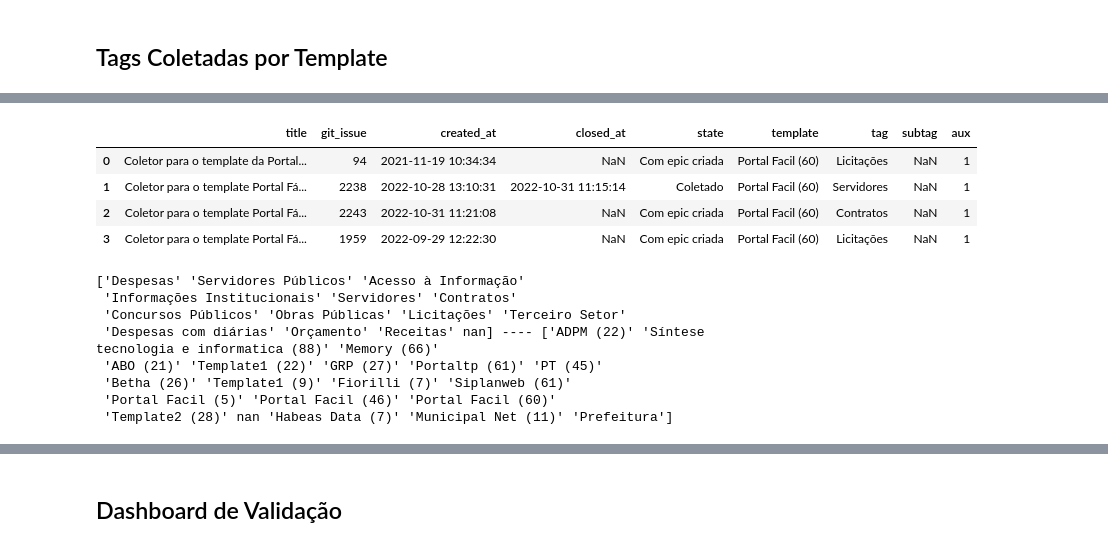
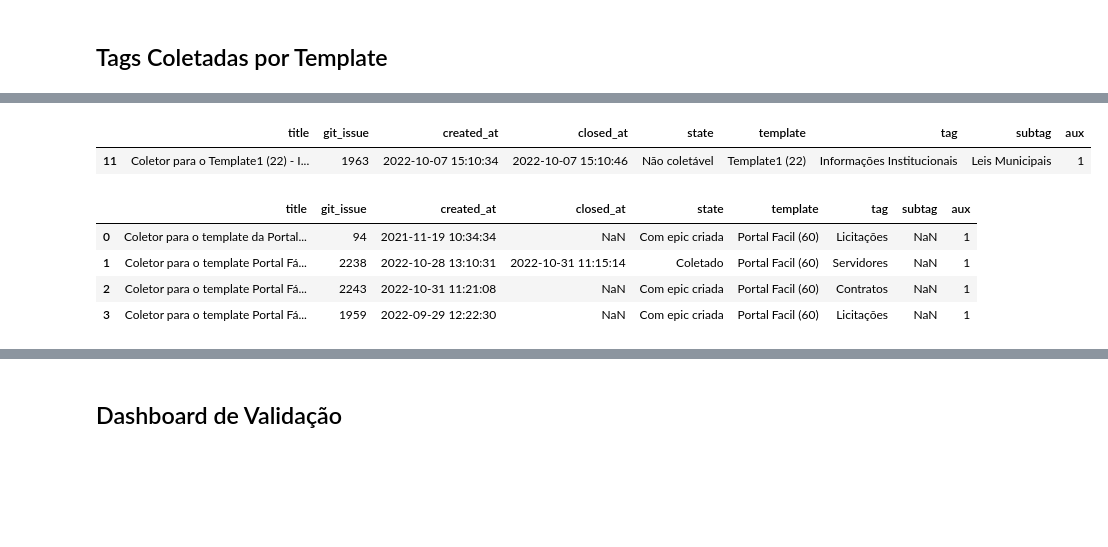
Before and after one commit to MPMG-DCC-UFMG/F01-gerenciamento, a Jupyter notebook: dashboard/Dashboard Tests.ipynb, the cells around one changed output, grey strips where cells are left out. Drawn from its saved outputs; the diff is of its cells as text; code cells hidden in the pictures; blank space fills up the shorter version.

```diff
--- a/dashboard/Dashboard Tests.ipynb
+++ b/dashboard/Dashboard Tests.ipynb
@@ -768,3 +735,10 @@ print( epics_df[epics_df.subtag.isnull()][['git_issue', 'template', 'tag']].sort
+# %%
+#2249
+# epics_df[epics_df.tag.fillna('').str.startswith('Inform')].reset_index(drop=True)
+epics_df.query('git_issue == 1963')
+# %% [output]
+|  | title | git_issue | created_at | closed_at | state | template | tag | subtag | aux |
+| 11 | Coletor para o Template1 (22) - I... | 1963 | 2022-10-07 15:10:34 | 2022-10-07 15:10:46 | Não coletável | Template1 (22) | Informações Institucionais | Leis Municipais | 1 |
 # %%
 epics_df[epics_df.template.fillna('').str.endswith('(60)')].reset_index(drop=True)
 # %% [output]
@@ -773,18 +747,3 @@ epics_df[epics_df.template.fillna('').str.endswith('(60)')].reset_index(drop=Tru
 | 1 | Coletor para o template Portal Fá... | 2238 | 2022-10-28 13:10:31 | 2022-10-31 11:15:14 | Coletado | Portal Facil (60) | Servidores | NaN | 1 |
 | 2 | Coletor para o template Portal Fá... | 2243 | 2022-10-31 11:21:08 | NaN | Com epic criada | Portal Facil (60) | Contratos | NaN | 1 |
 | 3 | Coletor para o template Portal Fá... | 1959 | 2022-09-29 12:22:30 | NaN | Com epic criada | Portal Facil (60) | Licitações | NaN | 1 |
-# %%
-epics = epics_df.copy()
-epics[epics.state == 'Coletado']
-
-print(epics.tag.unique(), '----', epics.template.unique())
-#TODO check these nan's
-# %% [output]
-['Despesas' 'Servidores Públicos' 'Acesso à Informação'
- 'Informações Institucionais' 'Servidores' 'Contratos'
- 'Concursos Públicos' 'Obras Públicas' 'Licitações' 'Terceiro Setor'
- 'Despesas com diárias' 'Orçamento' 'Receitas' nan] ---- ['ADPM (22)' 'Síntese tecnologia e informatica (88)' 'Memory (66)'
- 'ABO (21)' 'Template1 (22)' 'GRP (27)' 'Portaltp (61)' 'PT (45)'
- 'Betha (26)' 'Template1 (9)' 'Fiorilli (7)' 'Siplanweb (61)'
- 'Portal Facil (5)' 'Portal Facil (46)' 'Portal Facil (60)'
- 'Template2 (28)' nan 'Habeas Data (7)' 'Municipal Net (11)' 'Prefeitura']
```
Also changed, not shown: parts of 21 cells of this notebook, 13 other files.
